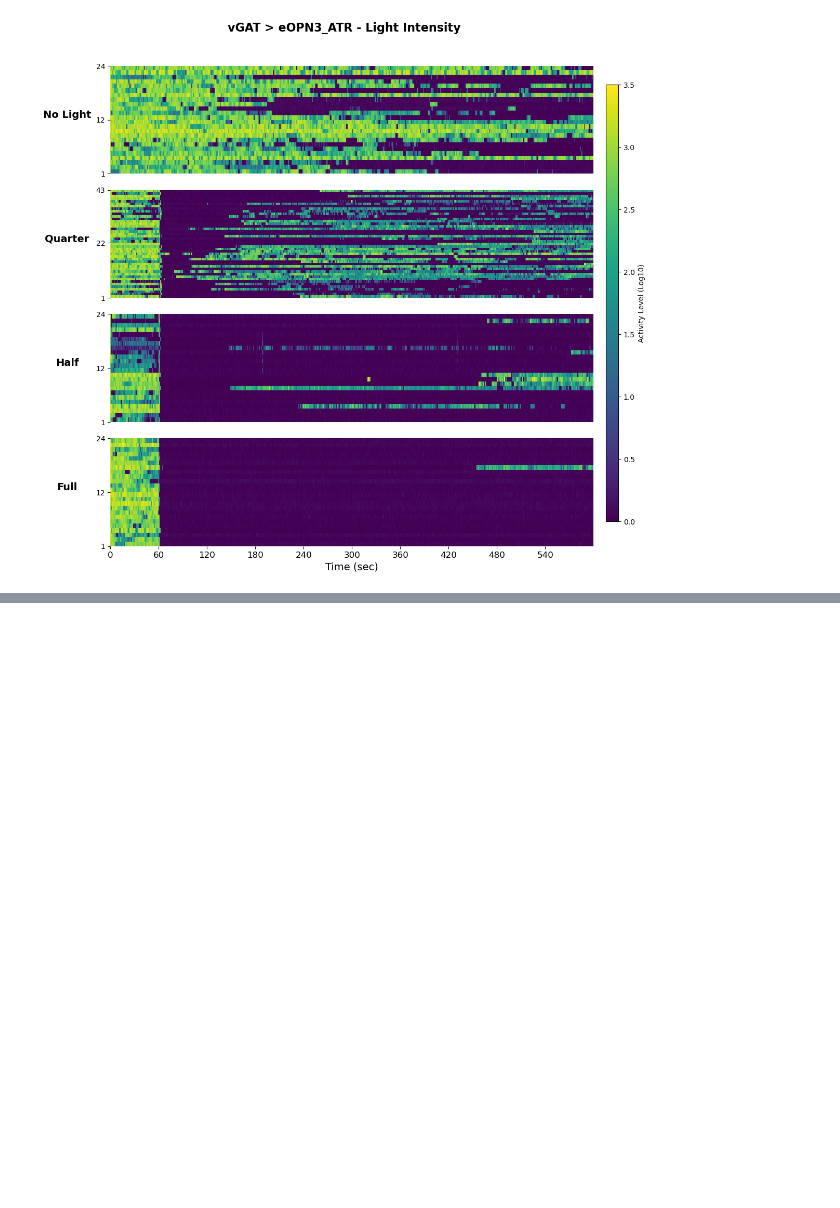
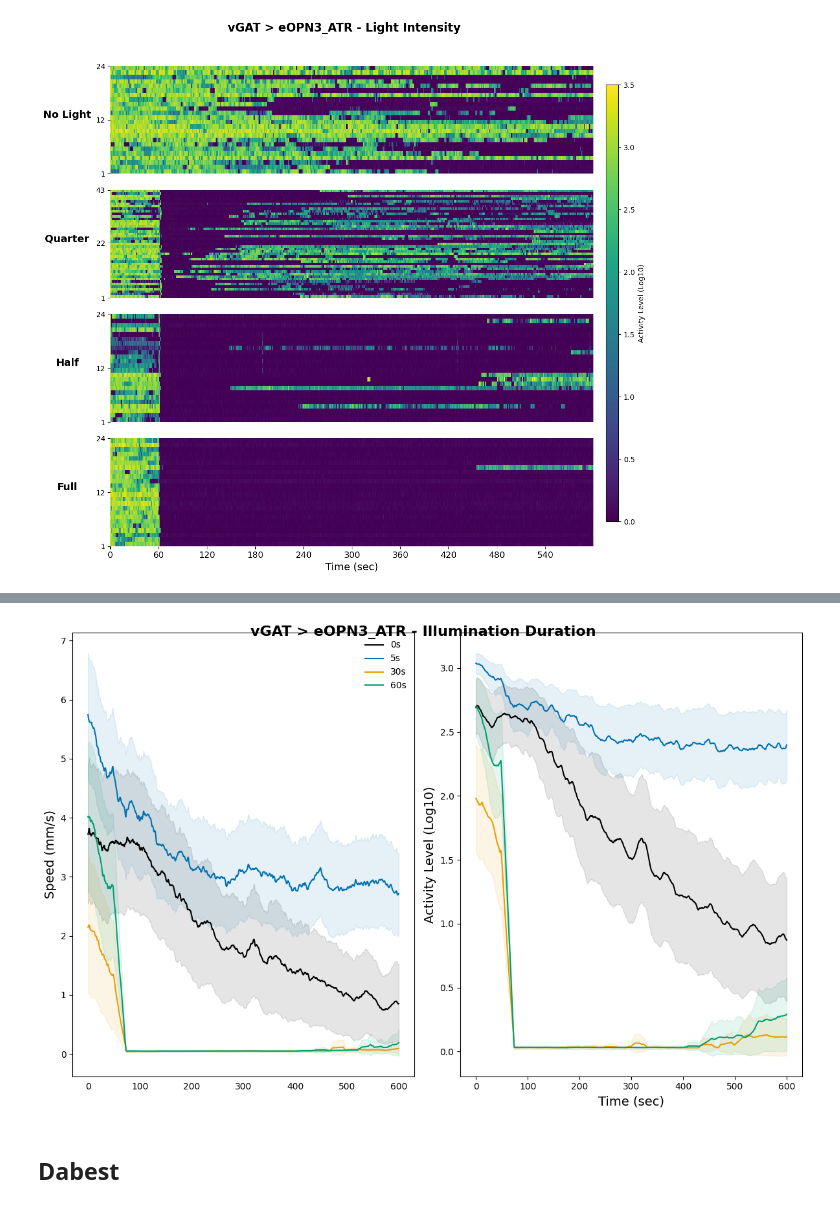
Before and after one commit to lnicole08/TrumelanOPN3, a Jupyter notebook: 3. Stacked plots.ipynb, the cells around one changed output, grey strips where cells are left out. Cells and saved outputs as stored; diff of their text form; code cells hidden in the pictures; blank space fills up the shorter version.

```diff
--- a/3. Stacked plots.ipynb
+++ b/3. Stacked plots.ipynb
@@ -176,0 +248,74 @@ fig.patch.set_facecolor('white')
+# %%
+# Line Graph - Light Duration
+# Colorblind-friendly palette: black for 0s, then blue, orange, green
+line_colors_duration = {
+    '0s': '#000000',
+    '5s': '#0072B2',
+    '30s': '#E69F00',
+    '60s': '#009E73'
+}
+
+duration_files_line = {
+    '0s': specifiedpath + driver + " x " + responder + "_0s",
+    '5s': specifiedpath + "w1118 x elav_ATR" + "_5s",
+    '30s': specifiedpath + driver + " x " + responder + "_30s",
+    '60s': specifiedpath + driver + " x " + responder + "_60s",
+}
+
+rolling_window = 50  # rolling window size
+
+# Load data for both metrics
+duration_speed = {}
+duration_activity = {}
+
+for label, filepath in duration_files_line.items():
+    df = pd.read_csv(filepath + "_max" + str(maxtime) + "s.csv").set_index('Time (s)')
+    df = df.iloc[0:(specifictime*2), :]
+
+    speed_df = df.filter(regex="^Speed").T.reset_index(drop=True)
+    activity_df = df.filter(regex="^ActivityLevel").T.reset_index(drop=True)
+
+    duration_speed[label] = speed_df
+    duration_activity[label] = activity_df
+
+# Create figure with 2 subplots
+fig, axes = plt.subplots(1, 2, figsize=(12, 8), sharex=True)
+plt.subplots_adjust(hspace=0.1)
+
+# Plot Speed (top)
+ax_speed = axes[0]
+for label, data in duration_speed.items():
+    time = data.columns.values
+    mean_vals = data.mean(axis=0).rolling(window=rolling_window, center=True, min_periods=1).mean()
+    sem_vals = data.sem(axis=0).rolling(window=rolling_window, center=True, min_periods=1).mean()
+    ci = 1.96 * sem_vals
+
+    ax_speed.plot(time, mean_vals, color=line_colors_duration[label], label=label, linewidth=1.5)
+    ax_speed.fill_between(time, mean_vals - ci, mean_vals + ci, color=line_colors_duration[label], alpha=0.1)
+
+ax_speed.set_ylabel("Speed (mm/s)", fontsize=14)
+ax_speed.legend(loc='upper right', frameon=False)
+ax_speed.tick_params(axis='x', bottom=False)
+
+# Plot Activity Level (bottom)
+ax_activity = axes[1]
+for label, data in duration_activity.items():
+    time = data.columns.values
+    mean_vals = data.mean(axis=0).rolling(window=rolling_window, center=True, min_periods=1).mean()
+    sem_vals = data.sem(axis=0).rolling(window=rolling_window, center=True, min_periods=1).mean()
+    ci = 1.96 * sem_vals
+
+    ax_activity.plot(time, mean_vals, color=line_colors_duration[label], label=label, linewidth=1.5)
+    ax_activity.fill_between(time, mean_vals - ci, mean_vals + ci, color=line_colors_duration[label], alpha=0.1)
+
+ax_activity.set_ylabel("Activity Level (Log10)", fontsize=14)
+ax_activity.set_xlabel("Time (sec)", fontsize=14)
+
+fig.suptitle(driver + " > " + responder + " - Illumination Duration", weight="bold", fontsize=16, y=0.95)
+mpl.rcParams['svg.fonttype'] = 'none'
+fig.patch.set_facecolor('white')
+plt.tight_layout()
+# %% [output]
+[figure, added]
+# %% [markdown]
+## Dabest
```
Also changed, not shown: parts of 5 cells of this notebook, 2 other files.
